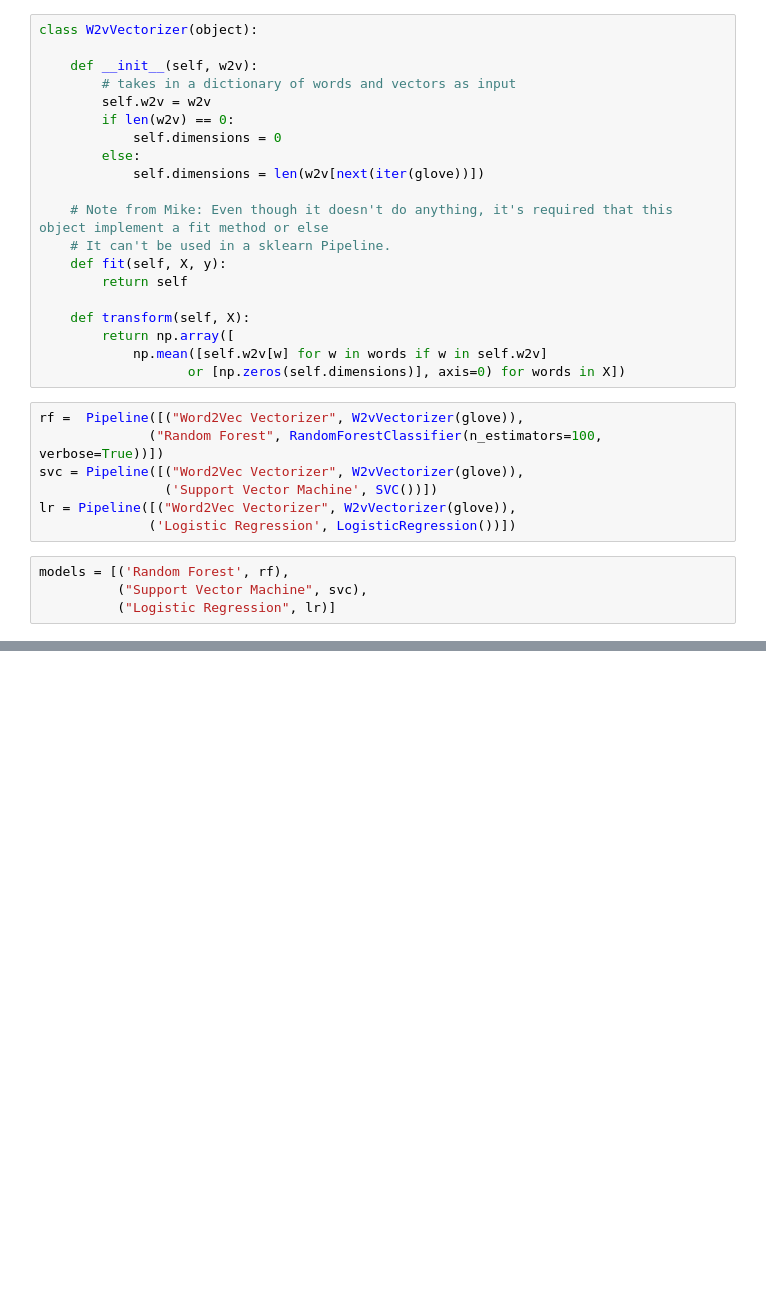
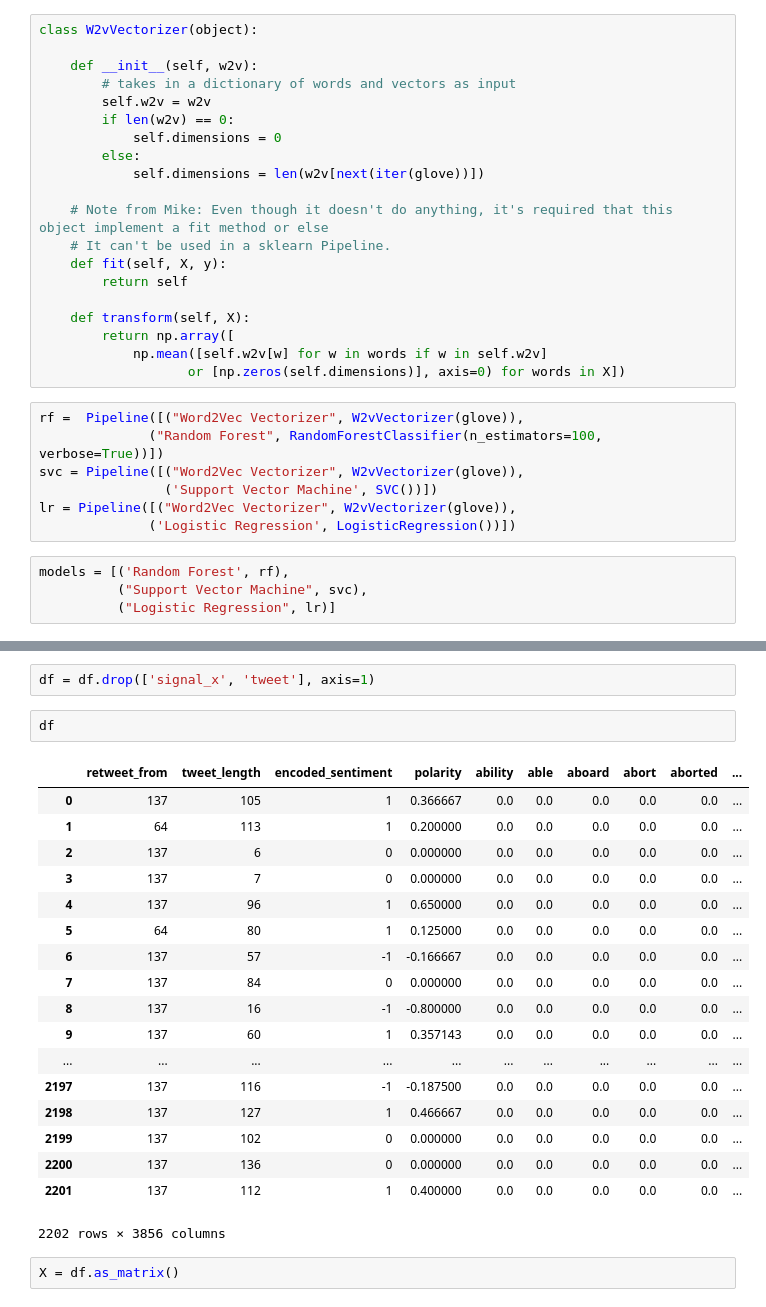
Before and after one commit to SproulHimself/TSLA_stock_twitter_sentiment_analysis, a Jupyter notebook: Modeling.ipynb, the cells around one changed output, grey strips where cells are left out. Cells and saved outputs as stored; diff of their text form; blank space fills up the shorter version.

```diff
--- a/Modeling.ipynb
+++ b/Modeling.ipynb
@@ -187,0 +290,25 @@ scores
+# %%
+df = df.drop(['signal_x', 'tweet'], axis=1)
+# %%
+df
+# %% [output]
+|  | retweet_from | tweet_length | encoded_sentiment | polarity | ability | able | aboard | abort | aborted | ... |
+| 0 | 137 | 105 | 1 | 0.366667 | 0.0 | 0.0 | 0.0 | 0.0 | 0.0 | ... |
+| 1 | 64 | 113 | 1 | 0.200000 | 0.0 | 0.0 | 0.0 | 0.0 | 0.0 | ... |
+| 2 | 137 | 6 | 0 | 0.000000 | 0.0 | 0.0 | 0.0 | 0.0 | 0.0 | ... |
+| 3 | 137 | 7 | 0 | 0.000000 | 0.0 | 0.0 | 0.0 | 0.0 | 0.0 | ... |
+| 4 | 137 | 96 | 1 | 0.650000 | 0.0 | 0.0 | 0.0 | 0.0 | 0.0 | ... |
+| 5 | 64 | 80 | 1 | 0.125000 | 0.0 | 0.0 | 0.0 | 0.0 | 0.0 | ... |
+| 6 | 137 | 57 | -1 | -0.166667 | 0.0 | 0.0 | 0.0 | 0.0 | 0.0 | ... |
+| 7 | 137 | 84 | 0 | 0.000000 | 0.0 | 0.0 | 0.0 | 0.0 | 0.0 | ... |
+| 8 | 137 | 16 | -1 | -0.800000 | 0.0 | 0.0 | 0.0 | 0.0 | 0.0 | ... |
+| 9 | 137 | 60 | 1 | 0.357143 | 0.0 | 0.0 | 0.0 | 0.0 | 0.0 | ... |
+| ... | ... | ... | ... | ... | ... | ... | ... | ... | ... | ... |
+| 2197 | 137 | 116 | -1 | -0.187500 | 0.0 | 0.0 | 0.0 | 0.0 | 0.0 | ... |
+| 2198 | 137 | 127 | 1 | 0.466667 | 0.0 | 0.0 | 0.0 | 0.0 | 0.0 | ... |
+| 2199 | 137 | 102 | 0 | 0.000000 | 0.0 | 0.0 | 0.0 | 0.0 | 0.0 | ... |
+| 2200 | 137 | 136 | 0 | 0.000000 | 0.0 | 0.0 | 0.0 | 0.0 | 0.0 | ... |
+| 2201 | 137 | 112 | 1 | 0.400000 | 0.0 | 0.0 | 0.0 | 0.0 | 0.0 | ... |
+2202 rows × 3856 columns
+# %%
+X = df.as_matrix()
```
Also changed, not shown: parts of 33 cells of this notebook.
